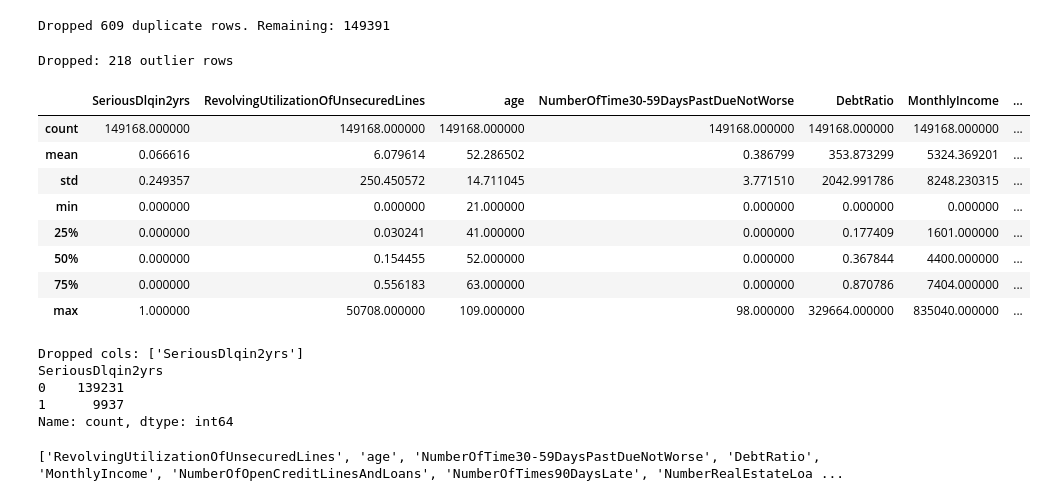
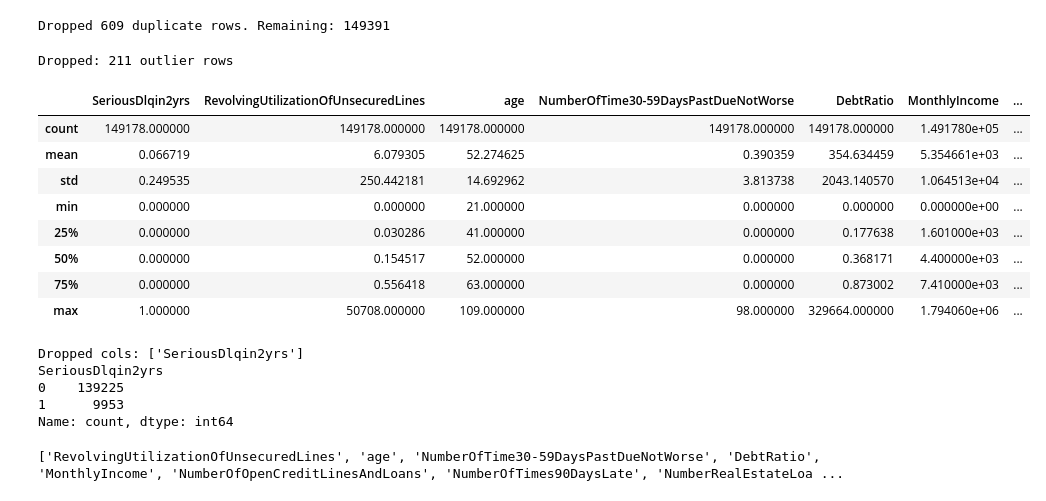
Before and after one commit to sunnysunny77/loan, a Jupyter notebook: cr.ipynb, the cells around one changed output. Drawn from its saved outputs; the diff is of its cells as text; code cells hidden in the pictures.

```diff
--- a/cr.ipynb
+++ b/cr.ipynb
@@ -641,35 +645,35 @@ Dropped 609 duplicate rows. Remaining: 149391
 # %%
 # Outlier Handling
 numeric_df = df_train.select_dtypes(include=['number'])
 
 df_train = df_train[df_train['age'] > 0].reset_index(drop=True)
 
 df_train = df_train.sort_values(by="MonthlyIncome", ascending=False).iloc[1:].reset_index(drop=True)
 
 df_train = df_train[df_train['age'] > 0].reset_index(drop=True)
 
-threshold_high = 99.95
-threshold_low = 0.095
+threshold_high = 99.96
+threshold_low = 0.096
 df_filtered = outlier_handling(
     df_train,
     target_col="SeriousDlqin2yrs",
     threshold_high=threshold_high,
     threshold_low=threshold_low
 )
 
 
 df_filtered.describe()
 # %% [output]
-Dropped: 218 outlier rows
+Dropped: 211 outlier rows
 |  | SeriousDlqin2yrs | RevolvingUtilizationOfUnsecuredLines | age | NumberOfTime30-59DaysPastDueNotWorse | DebtRatio | MonthlyIncome | ... |
-| count | 149168.000000 | 149168.000000 | 149168.000000 | 149168.000000 | 149168.000000 | 149168.000000 | ... |
-| mean | 0.066616 | 6.079614 | 52.286502 | 0.386799 | 353.873299 | 5324.369201 | ... |
-| std | 0.249357 | 250.450572 | 14.711045 | 3.771510 | 2042.991786 | 8248.230315 | ... |
-| min | 0.000000 | 0.000000 | 21.000000 | 0.000000 | 0.000000 | 0.000000 | ... |
-| 25% | 0.000000 | 0.030241 | 41.000000 | 0.000000 | 0.177409 | 1601.000000 | ... |
-| 50% | 0.000000 | 0.154455 | 52.000000 | 0.000000 | 0.367844 | 4400.000000 | ... |
-| 75% | 0.000000 | 0.556183 | 63.000000 | 0.000000 | 0.870786 | 7404.000000 | ... |
-| max | 1.000000 | 50708.000000 | 109.000000 | 98.000000 | 329664.000000 | 835040.000000 | ... |
+| count | 149178.000000 | 149178.000000 | 149178.000000 | 149178.000000 | 149178.000000 | 1.491780e+05 | ... |
+| mean | 0.066719 | 6.079305 | 52.274625 | 0.390359 | 354.634459 | 5.354661e+03 | ... |
+| std | 0.249535 | 250.442181 | 14.692962 | 3.813738 | 2043.140570 | 1.064513e+04 | ... |
+| min | 0.000000 | 0.000000 | 21.000000 | 0.000000 | 0.000000 | 0.000000e+00 | ... |
+| 25% | 0.000000 | 0.030286 | 41.000000 | 0.000000 | 0.177638 | 1.601000e+03 | ... |
+| 50% | 0.000000 | 0.154517 | 52.000000 | 0.000000 | 0.368171 | 4.400000e+03 | ... |
+| 75% | 0.000000 | 0.556418 | 63.000000 | 0.000000 | 0.873002 | 7.410000e+03 | ... |
+| max | 1.000000 | 50708.000000 | 109.000000 | 98.000000 | 329664.000000 | 1.794060e+06 | ... |
 # %%
 # Select targets
 df_features, target, feature_cols_to_drop = drop_target_and_ids(df_filtered)
@@ -677,8 +681,8 @@ print(target.value_counts())
 # %% [output]
 Dropped cols: ['SeriousDlqin2yrs']
 SeriousDlqin2yrs
-0    139231
-1      9937
+0    139225
+1      9953
 Name: count, dtype: int64
 # %%
 original_cols = df_features.select_dtypes(include=['number']).columns.tolist()
```
Also changed, not shown: parts of 17 cells of this notebook, 14 other files.
